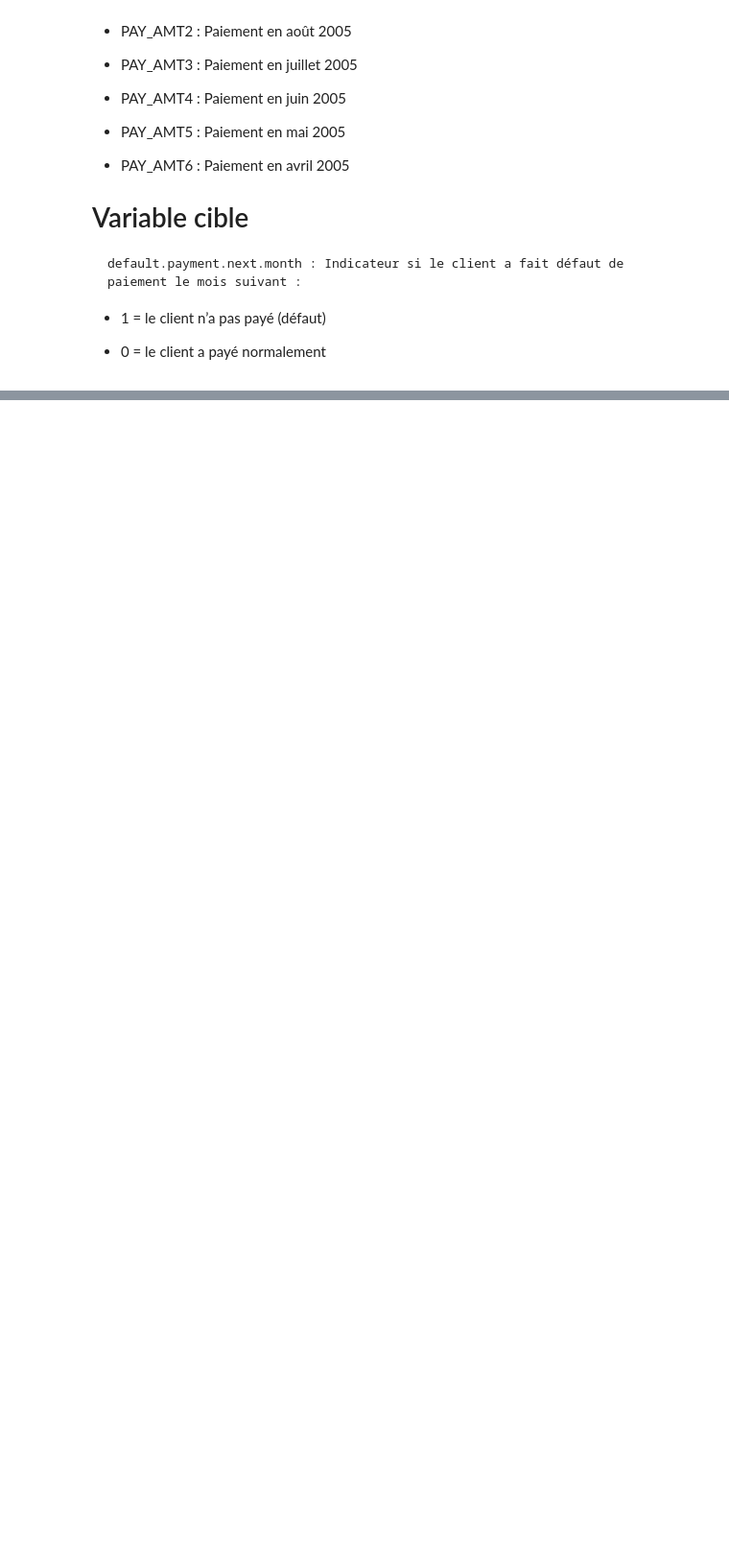
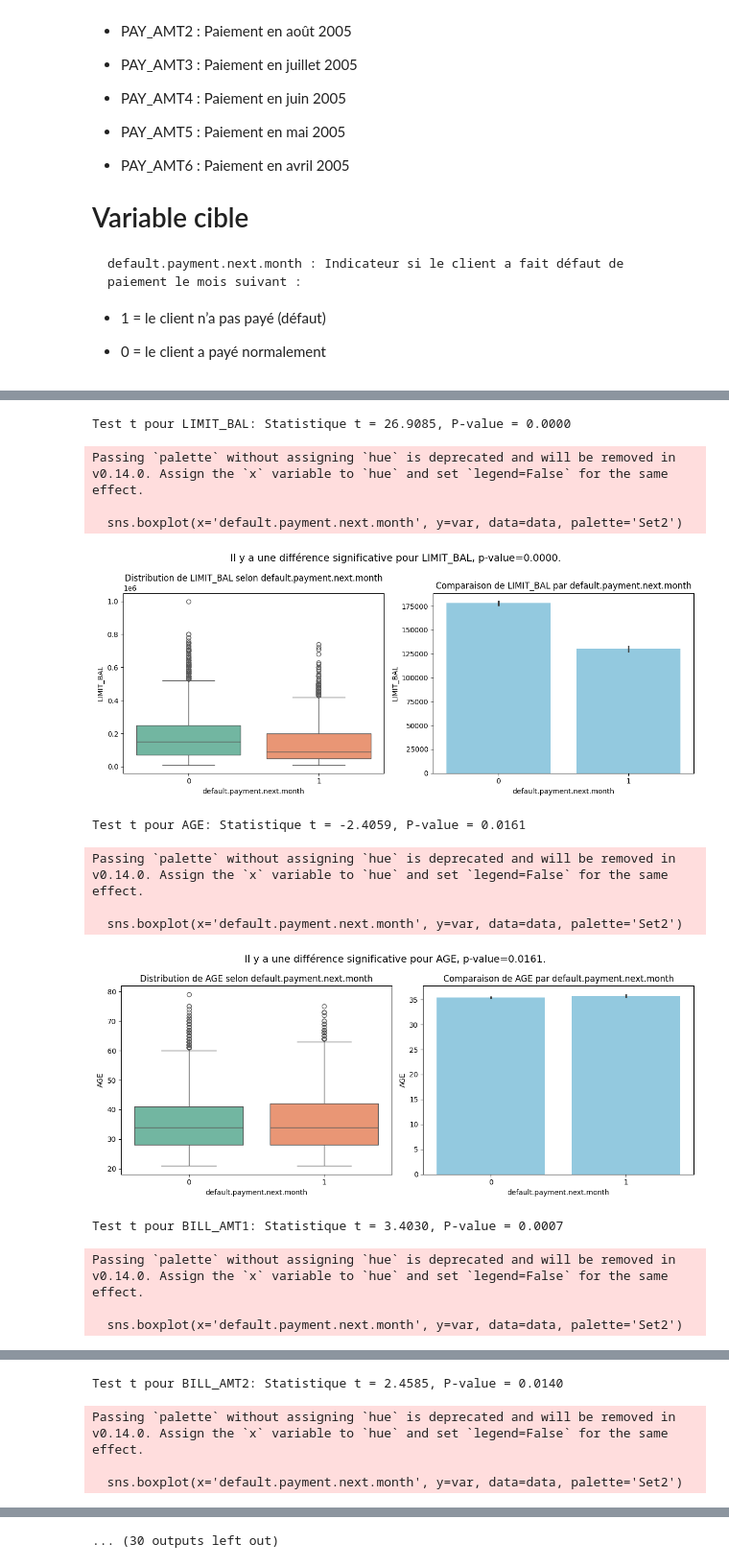
Before and after one commit to kenkleven/detection_defaut_paiement, a Jupyter notebook: defautpaiement.ipynb, the cells around one changed output, grey strips where cells are left out. Shown at 96% size. Cells and saved outputs as stored; diff of their text form; code cells hidden in the pictures; blank space fills up the shorter version.

```diff
--- a/defautpaiement.ipynb
+++ b/defautpaiement.ipynb
@@ -144,0 +316,47 @@ Valeurs possibles :
+# %%
+from scipy.stats import ttest_ind
+
+
+for var in num_var:
+    plt.figure(figsize=(12, 5))
+
+    group1 = data[data['default.payment.next.month'] == 0][var]
+    group2 = data[data['default.payment.next.month'] == 1][var]
+
+    if len(group1) > 1 and len(group2) > 1 and group1.nunique() > 1 and group2.nunique() > 1:
+        stat, p_value = ttest_ind(group1.dropna(), group2.dropna(), nan_policy='omit')
+    else:
+        stat = np.nan
+
+    print(f"Test t pour {var}: Statistique t = {stat:.4f}, P-value = {p_value:.4f}")
+
+    plt.subplot(1, 2, 1)
+    sns.boxplot(x='default.payment.next.month', y=var, data=data, palette='Set2')
+    plt.title(f'Distribution de {var} selon default.payment.next.month')
+
+    plt.subplot(1, 2, 2)
+    sns.barplot(x='default.payment.next.month', y=var, data=data, color='skyblue')
+    plt.title(f'Comparaison de {var} par default.payment.next.month')
+
+    if p_value is not np.nan and p_value < 0.05:
+        plt.suptitle(f'Il y a une différence significative pour {var}, p-value={p_value:.4f}.', fontsize=14)
+    else:
+        plt.suptitle(f'Il n\'y a pas de différence significative pour {var}, p-value={p_value:.4f}.', fontsize=14)
+
+    plt.tight_layout()
+    plt.show()
+# %% [output]
+Test t pour LIMIT_BAL: Statistique t = 26.9085, P-value = 0.0000
+Passing `palette` without assigning `hue` is deprecated and will be removed in v0.14.0. Assign the `x` variable to `hue` and set `legend=False` for the same effect.
+
+  sns.boxplot(x='default.payment.next.month', y=var, data=data, palette='Set2')
+[figure, added]
+Test t pour AGE: Statistique t = -2.4059, P-value = 0.0161
+Passing `palette` without assigning `hue` is deprecated and will be removed in v0.14.0. Assign the `x` variable to `hue` and set `legend=False` for the same effect.
+
+  sns.boxplot(x='default.payment.next.month', y=var, data=data, palette='Set2')
+[figure, added]
+Test t pour BILL_AMT1: Statistique t = 3.4030, P-value = 0.0007
+Passing `palette` without assigning `hue` is deprecated and will be removed in v0.14.0. Assign the `x` variable to `hue` and set `legend=False` for the same effect.
+
+  sns.boxplot(x='default.payment.next.month', y=var, data=data, palette='Set2')
@@ -144,0 +364,4 @@ Valeurs possibles :
+Test t pour BILL_AMT2: Statistique t = 2.4585, P-value = 0.0140
+Passing `palette` without assigning `hue` is deprecated and will be removed in v0.14.0. Assign the `x` variable to `hue` and set `legend=False` for the same effect.
+
+  sns.boxplot(x='default.payment.next.month', y=var, data=data, palette='Set2')
@@ -144,0 +369 @@ Valeurs possibles :
+... (30 outputs left out)
```
Also changed, not shown: parts of 28 cells of this notebook.
